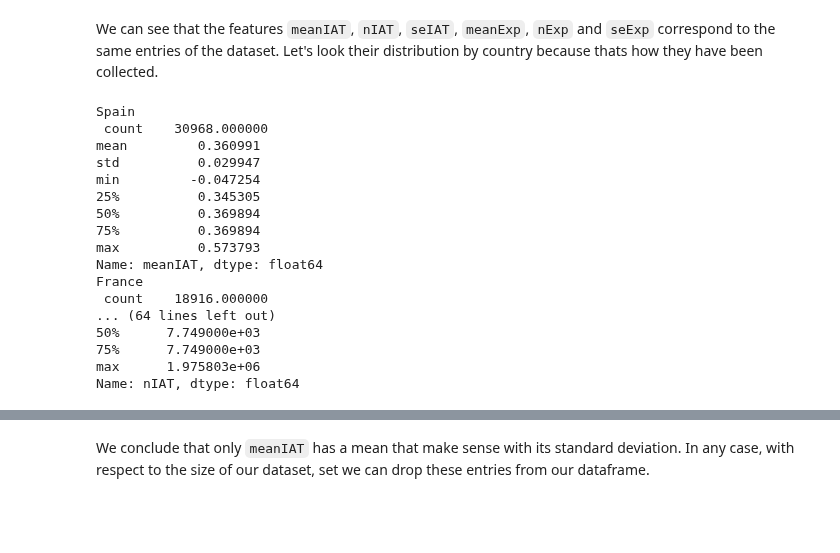
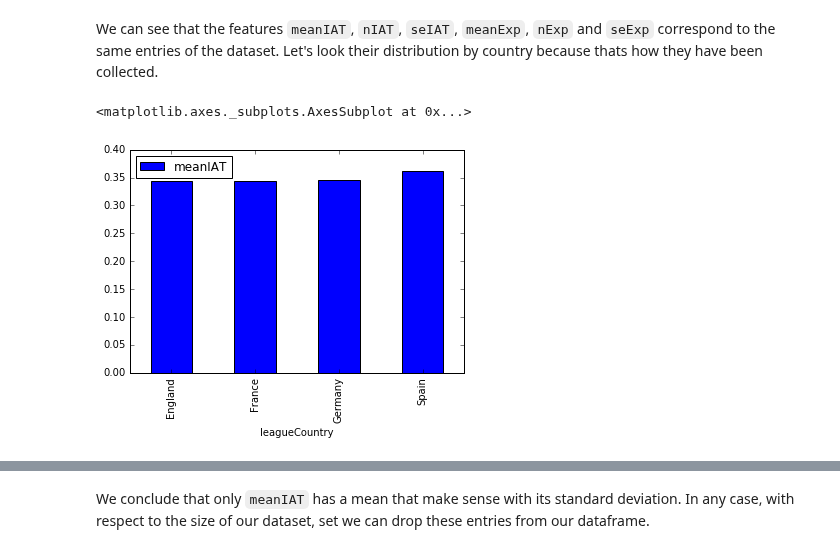
Before and after one commit to romac/ADAHomeworks, a Jupyter notebook: 04 - Applied ML/04 - Applied ML-Romac.ipynb, the cells around one changed output, grey strips where cells are left out. Saved outputs shown, nothing was run; the diff lists cells and outputs as text; code cells hidden in the pictures; blank space fills up the shorter version.

```diff
--- a/04 - Applied ML/04 - Applied ML-Romac.ipynb
+++ b/04 - Applied ML/04 - Applied ML-Romac.ipynb
@@ -268,26 +183,8 @@ seExp: 153
 skintone: 0
 # %% [markdown]
 We can see that the features `meanIAT`, `nIAT`, `seIAT`, `meanExp`, `nExp` and `seExp` correspond to the same entries of the dataset. Let's look their distribution by country because thats how they have been collected.
-# %%
-for country in clean_df['leagueCountry'].unique():
-    print(country + '\n', clean_df['meanIAT'][clean_df['leagueCountry'] == country].describe())
-for country in clean_df['leagueCountry'].unique():
-    print(country + '\n', clean_df['nIAT'][clean_df['leagueCountry'] == country].describe())
-# %% [output]
-Spain
- count    30968.000000
-mean         0.360991
-std          0.029947
-min         -0.047254
-25%          0.345305
-50%          0.369894
-75%          0.369894
-max          0.573793
-Name: meanIAT, dtype: float64
-France
- count    18916.000000
-... (64 lines left out)
-50%      7.749000e+03
-75%      7.749000e+03
-max      1.975803e+06
-Name: nIAT, dtype: float64
+# %%
+clean_df[['leagueCountry', 'meanIAT']].groupby('leagueCountry').agg('mean').plot(kind = 'bar')
+# %% [output]
+<matplotlib.axes._subplots.AxesSubplot at 0x...>
+[figure, added]
```
Also changed, not shown: parts of 26 cells of this notebook.
